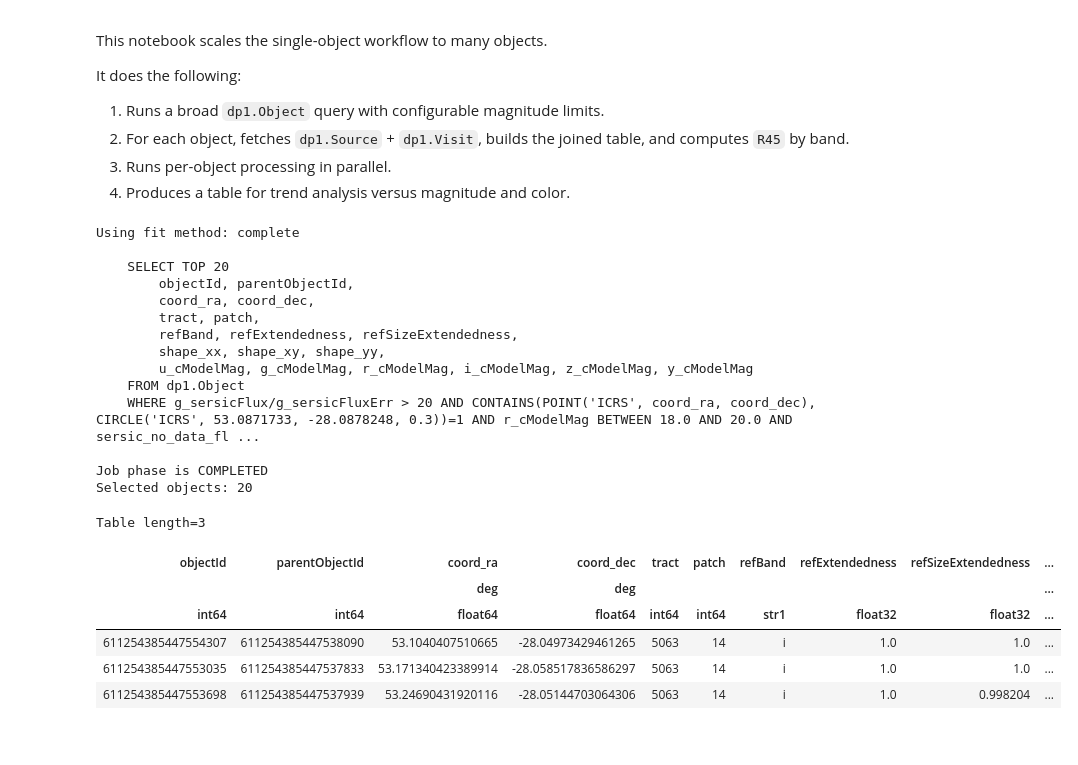
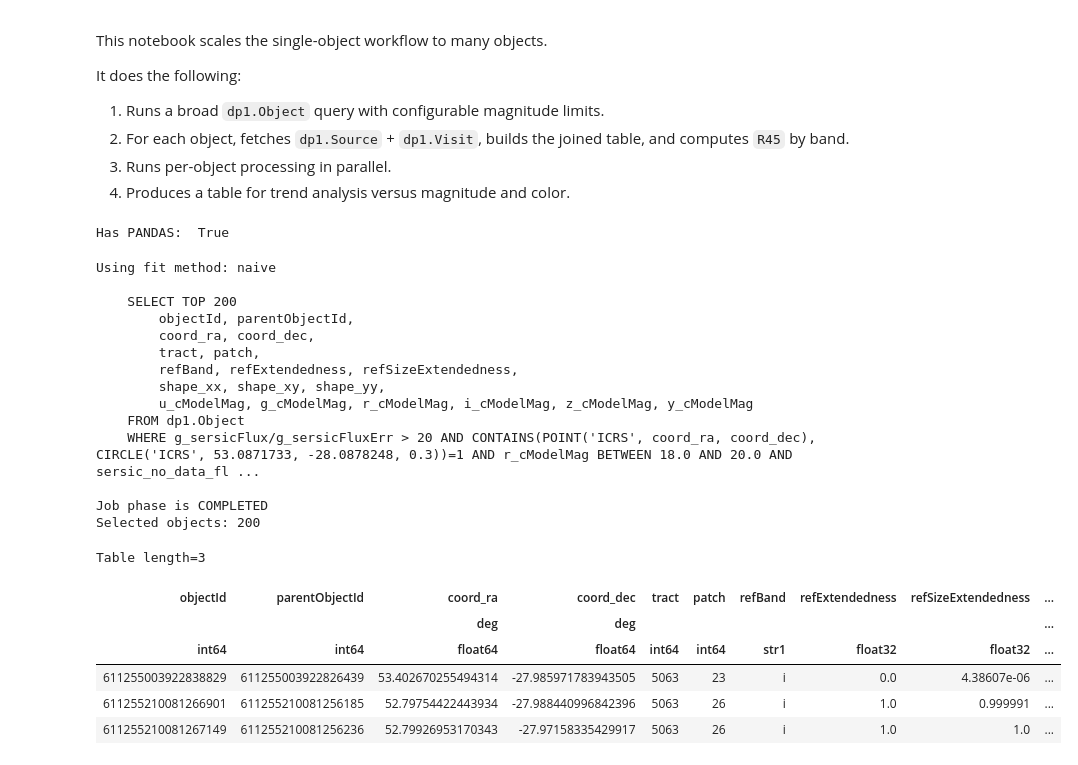
Before and after one commit to LSSTDESC/DifferentialCR, a Jupyter notebook: DCR_many_objects.ipynb, the cells around one changed output. Cells and saved outputs as stored; diff of their text form; code cells hidden in the pictures.

```diff
--- a/DCR_many_objects.ipynb
+++ b/DCR_many_objects.ipynb
@@ -15,7 +15,22 @@ from concurrent.futures import ThreadPoolExecutor, as_completed
 from astropy.table import join
 from scipy.optimize import curve_fit, least_squares
 
-from APIaccess import queryTAP
+try:
+    from APIaccess import queryTAP
+except:
+    from lsst.rsp import get_tap_service
+    service = get_tap_service("tap")
+
+    def queryTAP(query):
+        job = service.submit_job(query)
+        job.run()
+        job.wait(phases=['COMPLETED', 'ERROR'])
+        print('Job phase is', job.phase)
+        if job.phase == 'ERROR':
+            job.raise_if_error()
+        assert job.phase == 'COMPLETED'
+        return job.fetch_result().to_table()
+
 from utils import add_zenith_coordinates, parallactic_angle_from_radec_fast
 
 try:
@@ -23,6 +38,10 @@ try:
     HAS_PANDAS = True
 except Exception:
     HAS_PANDAS = False
+
+print("Has PANDAS: ", HAS_PANDAS)
+# %% [output]
+Has PANDAS:  True
 # %%
 # -----------------------------
 # 1) Object query configuration
@@ -37,7 +56,7 @@ SEARCH_RADIUS = 0.3
 MAG_BAND = 'r'          # one of u,g,r,i,z,y
 MAG_MIN = 18.0
 MAG_MAX = 20.0
-TOP_N_OBJECTS = 20     # upper cap for initial object query
+TOP_N_OBJECTS = 200     # upper cap for initial object query
 REQUIRE_ISOLATED = False # detect_isIsolated = 1, this doesn't seem to work well
 REQUIRE_CLEAN = False    # simple cut against obvious blends, also doesn't seem to work well
 
@@ -46,7 +65,7 @@ SNR = 20
 # Choose R45 fitting method: 'complete' or 'naive'
 # naive (fast): uses the median location of r and i band source detections as the true/unrefracted center
 # complete (slow): fits for the true/unrefracted center location in addition to R45_{band}
-FIT_METHOD = 'complete'
+FIT_METHOD = 'naive'
 
 
 def build_object_query(
@@ -102,39 +121,39 @@ def build_object_query(
     """
     return query
 
 
 object_query = build_object_query(
     RA_CENTER, DEC_CENTER, SEARCH_RADIUS,
     mag_band=MAG_BAND, mag_min=MAG_MIN, mag_max=MAG_MAX,
     top_n=TOP_N_OBJECTS, require_isolated=REQUIRE_ISOLATED, require_clean=REQUIRE_CLEAN, SNR=SNR
 )
 print(f"Using fit method: {FIT_METHOD}")
 print(object_query)
 object_table = queryTAP(object_query)
 print(f"Selected objects: {len(object_table)}")
 object_table[:3]
 # %% [output]
-Using fit method: complete
+Using fit method: naive
 
-    SELECT TOP 20
+    SELECT TOP 200
         objectId, parentObjectId,
         coord_ra, coord_dec,
         tract, patch,
         refBand, refExtendedness, refSizeExtendedness,
         shape_xx, shape_xy, shape_yy,
         u_cModelMag, g_cModelMag, r_cModelMag, i_cModelMag, z_cModelMag, y_cModelMag
     FROM dp1.Object
     WHERE g_sersicFlux/g_sersicFluxErr > 20 AND CONTAINS(POINT('ICRS', coord_ra, coord_dec), CIRCLE('ICRS', 53.0871733, -28.0878248, 0.3))=1 AND r_cModelMag BETWEEN 18.0 AND 20.0 AND sersic_no_data_fl ...
 
 Job phase is COMPLETED
-Selected objects: 20
+Selected objects: 200
 Table length=3
 | objectId | parentObjectId | coord_ra | coord_dec | tract | patch | refBand | refExtendedness | refSizeExtendedness | ... |
 |  |  | deg | deg |  |  |  |  |  | ... |
 | int64 | int64 | float64 | float64 | int64 | int64 | str1 | float32 | float32 | ... |
-| 611254385447554307 | 611254385447538090 | 53.1040407510665 | -28.04973429461265 | 5063 | 14 | i | 1.0 | 1.0 | ... |
-| 611254385447553035 | 611254385447537833 | 53.171340423389914 | -28.058517836586297 | 5063 | 14 | i | 1.0 | 1.0 | ... |
-| 611254385447553698 | 611254385447537939 | 53.24690431920116 | -28.05144703064306 | 5063 | 14 | i | 1.0 | 0.998204 | ... |
+| 611255003922838829 | 611255003922826439 | 53.402670255494314 | -27.985971783943505 | 5063 | 23 | i | 0.0 | 4.38607e-06 | ... |
+| 611255210081266901 | 611255210081256185 | 52.79754422443934 | -27.988440996842396 | 5063 | 26 | i | 1.0 | 0.999991 | ... |
+| 611255210081267149 | 611255210081256236 | 52.79926953170343 | -27.97158335429917 | 5063 | 26 | i | 1.0 | 1.0 | ... |
 # %%
 # -----------------------------------
 # 2) Per-object calculation functions
```
Also changed, not shown: parts of 4 cells of this notebook.
